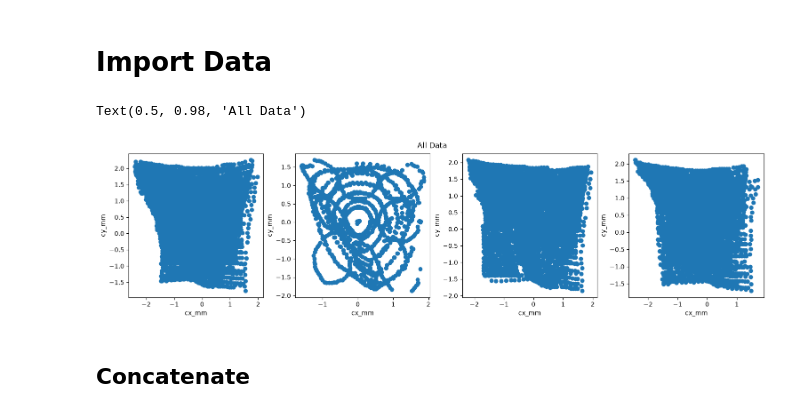
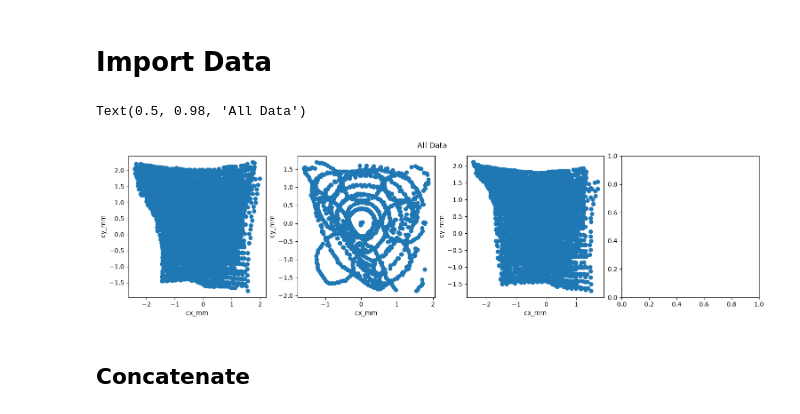
Before and after one commit to Abigail-Yates/DeltabotProject, a Jupyter notebook: TensorFlow/Trials/all_data_MLP_Window_10.ipynb, the cells around one changed output. Saved outputs shown, nothing was run; the diff lists cells and outputs as text; code cells hidden in the pictures.

```diff
--- a/TensorFlow/Trials/all_data_MLP_Window_10.ipynb
+++ b/TensorFlow/Trials/all_data_MLP_Window_10.ipynb
@@ -22,27 +22,27 @@ I0000 00:00:1794407765.316591 3758737 port.cc:153] oneDNN custom operations are
 # %%
 data_0 = pd.read_csv("processed_data/16Oct_data_corrected.csv", dtype="float32") #data was saved as float32, by default this was importing as float64
 data_1 = pd.read_csv("processed_data/27Oct_data.csv", dtype="float32") #data was saved as float32, by default this was importing as float64
 data_2 = pd.read_csv("processed_data/28Oct_data.csv", dtype="float32") #data was saved as float32, by default this was importing as float64
 data_3 = pd.read_csv("processed_data/29Oct_data.csv", dtype="float32") #data was saved as float32, by default this was importing as float64
 
 #remove nans
 data_0 = data_0.dropna()
 data_1 = data_1.dropna()
 data_2 = data_2.dropna()
 data_3 = data_3.dropna()
 
-data_list = [ data_1, data_2, data_0, data_3] #data_0,
+data_list = [ data_1, data_2, data_3] #data_0,
 
 fig, axs = plt.subplots(1, 4, figsize=(15,4), constrained_layout=True)
 for i, data in enumerate(data_list):
     subplot = axs[i]
     subplot.scatter(data["cx_mm"], data["cy_mm"])
     subplot.set_xlabel("cx_mm")
     subplot.set_ylabel("cy_mm")
 fig.suptitle("All Data")
 # %% [output]
 Text(0.5, 0.98, 'All Data')
-[figure, old version]
+[figure, new version]
 # %% [markdown]
 <h2>Concatenate
 # %%
```
Also changed, not shown: parts of 4 cells of this notebook.
